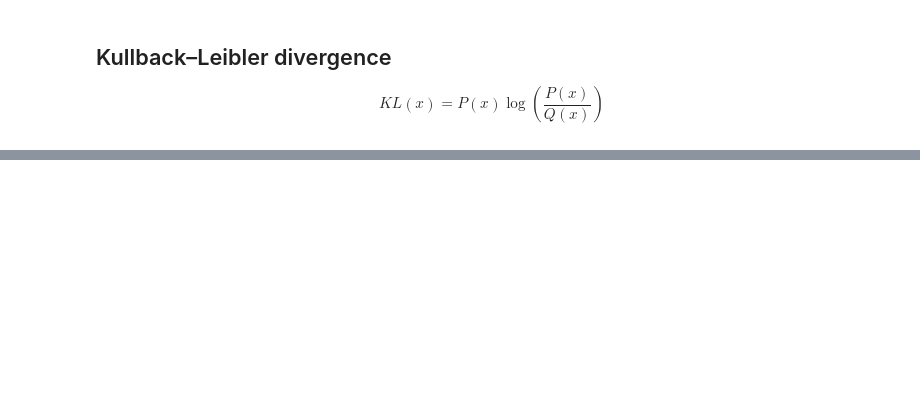
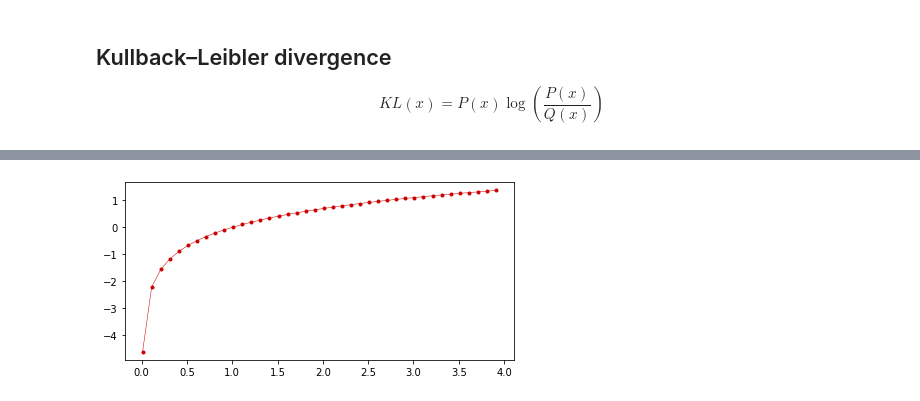
Before and after one commit to afflint/masterdh, a Jupyter notebook: vatican/lexicon.ipynb, the cells around one changed output, grey strips where cells are left out. Saved outputs shown, nothing was run; the diff lists cells and outputs as text; code cells hidden in the pictures; blank space fills up the shorter version.

```diff
--- a/vatican/lexicon.ipynb
+++ b/vatican/lexicon.ipynb
@@ -259,0 +342,7 @@ $$
+# %%
+fig, ax = plt.subplots(figsize=(6, 3))
+ax.plot(np.arange(0.01, 4, .1), np.log(np.arange(0.01, 4, .1)), c='#cc0000', linewidth=.5, marker='.')
+plt.tight_layout()
+plt.show()
+# %% [output]
+[figure, added]
```
Also changed, not shown: parts of 21 cells of this notebook.
